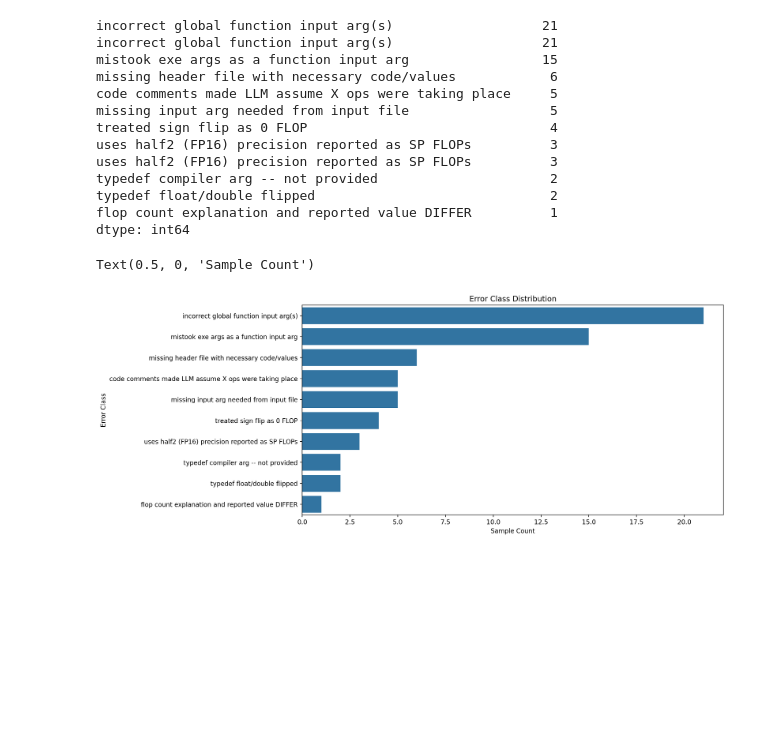
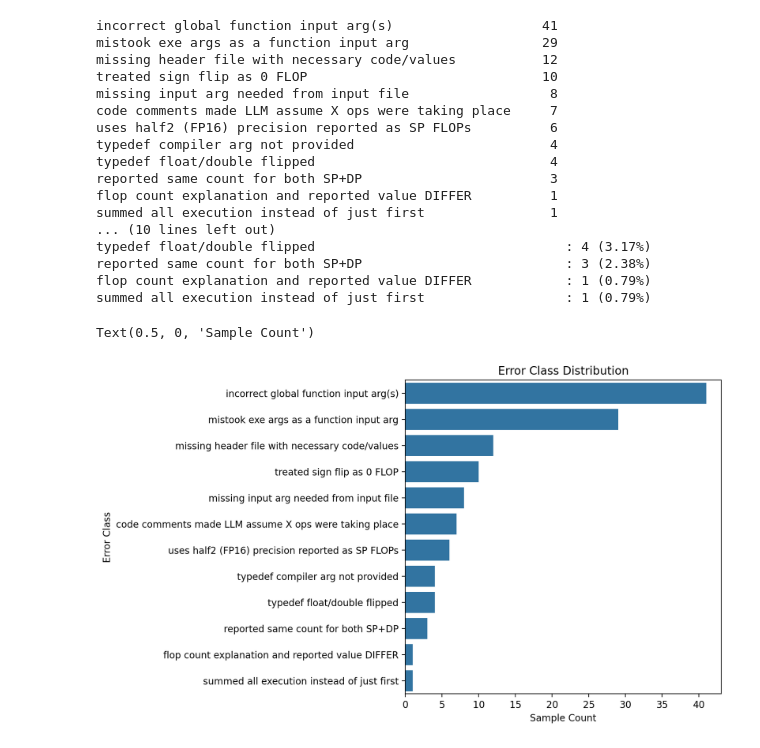
Before and after one commit to Scientific-Computing-Lab/gpuFLOPBench, a Jupyter notebook: qdecomp-langgraph-studio/kernel-survey/dataset-gen/manual-classification/baseline-data-gathering/visualizeMispredCaseAnalysisRseults.ipynb, the cells around one changed output. Drawn from its saved outputs; the diff is of its cells as text; code cells hidden in the pictures; blank space fills up the shorter version.

```diff
--- a/qdecomp-langgraph-studio/kernel-survey/dataset-gen/manual-classification/baseline-data-gathering/visualizeMispredCaseAnalysisRseults.ipynb
+++ b/qdecomp-langgraph-studio/kernel-survey/dataset-gen/manual-classification/baseline-data-gathering/visualizeMispredCaseAnalysisRseults.ipynb
@@ -16,5 +16,8 @@ print(checkpoint_csv_files)
 # %%
-df = pd.read_csv(checkpoint_csv_files[-1])
+df = pd.DataFrame()
+for f in checkpoint_csv_files:
+    sub_df = pd.read_csv(f)
+    df = pd.concat([df, sub_df], ignore_index=True)
 # %%
 print(df.columns)
 print(df.shape)
@@ -45,33 +103,11 @@ assert erroneous_cases['langgraph_thread_id'].equals(check_df['langgraph_thread_
 # %%
-# gather all the manualErrorClassification values and their counts
-error_classes = set()
 
-def scan_error_classes(errorStr):
-    assert errorStr != None and errorStr != ''
-    # split the errorStr by semicolon
-    errors = errorStr.split(';')
-
-    error_classes.update([e.strip() for e in errors if e.strip() != ''])
-
-    return errorStr
-
-erroneous_cases['manualErrorClassification'].apply(scan_error_classes)
-print(f'Identified {len(error_classes)} unique error classes:')
 for ec in error_classes:
     ec_str = ec
-    # had to manually fix this one typo in the input file
-    if 'uses half2 (FP16) precision' in ec_str:
-        ec_str = 'uses half2 (FP16) precision reported as SP FLOPs'
-    if '__global__' in ec_str:
-        ec_str = 'incorrect global function input arg(s)'
-        print('Fixed typo in error class')
     print(f' - {ec_str}')
     erroneous_cases[ec_str] = erroneous_cases['manualErrorClassification'].apply(lambda x: True if ec in x else False)
 
 
-error_classes = ['uses half2 (FP16) precision reported as SP FLOPs' if 'uses half2 (FP16) precision' in ec else ec for ec in error_classes]
-error_classes = ['incorrect global function input arg(s)' if '__global__' in ec else ec for ec in error_classes]
-
-error_classes = sorted(list(error_classes))
+error_classes = sorted(list(set(list(error_classes))))
 print(erroneous_cases.columns)
 # %% [output]
@@ -138,40 +251,46 @@ print(hard_code_names)
 # %%
 
-fig, ax = plt.subplots(1,1 , figsize=(12, 6), dpi=200)
-
-erroneous_cases = erroneous_cases[~erroneous_cases['combined_name'].isin(hard_code_names)].copy()
-
-erroneous_case_ids = list(erroneous_cases['langgraph_thread_id'].unique())
+fig, ax = plt.subplots(1,1 , figsize=(6, 6), dpi=200)
 
 # get column True counts
 counts = erroneous_cases[error_classes].sum().sort_values(ascending=False)
 
 # drop counts that are zero
 counts = counts[counts > 0]
 
 print(counts)
+print(counts.sum())
+
+# print the percentages
+for error_class, count in counts.items():
+    percent = 100 * count / counts.sum()
+    print(f'{error_class.ljust(60)}: {count} ({percent:.2f}%)')
 
 sns.barplot(y=counts.index, x=counts.values, ax=ax)
 
 ax.set_title('Error Class Distribution')
 ax.set_ylabel('Error Class')
 ax.set_xlabel('Sample Count')
 # %% [output]
-incorrect global function input arg(s)                   21
-incorrect global function input arg(s)                   21
-mistook exe args as a function input arg                 15
-missing header file with necessary code/values            6
-code comments made LLM assume X ops were taking place     5
-missing input arg needed from input file                  5
-treated sign flip as 0 FLOP                               4
-uses half2 (FP16) precision reported as SP FLOPs          3
-uses half2 (FP16) precision reported as SP FLOPs          3
-typedef compiler arg -- not provided                      2
-typedef float/double flipped                              2
+incorrect global function input arg(s)                   41
+mistook exe args as a function input arg                 29
+missing header file with necessary code/values           12
+treated sign flip as 0 FLOP                              10
+missing input arg needed from input file                  8
+code comments made LLM assume X ops were taking place     7
+uses half2 (FP16) precision reported as SP FLOPs          6
+typedef compiler arg not provided                         4
+typedef float/double flipped                              4
+reported same count for both SP+DP                        3
 flop count explanation and reported value DIFFER          1
-dtype: int64
+summed all execution instead of just first                1
+... (10 lines left out)
+typedef float/double flipped                                : 4 (3.17%)
+reported same count for both SP+DP                          : 3 (2.38%)
+flop count explanation and reported value DIFFER            : 1 (0.79%)
+summed all execution instead of just first                  : 1 (0.79%)
 Text(0.5, 0, 'Sample Count')
-[figure, old version]
+[figure, new version]
 # %%
 # drop the hard_code_names from the df
 df = df[~df['combined_name'].isin(hard_code_names)].copy()
```
Also changed, not shown: parts of 14 cells of this notebook.
